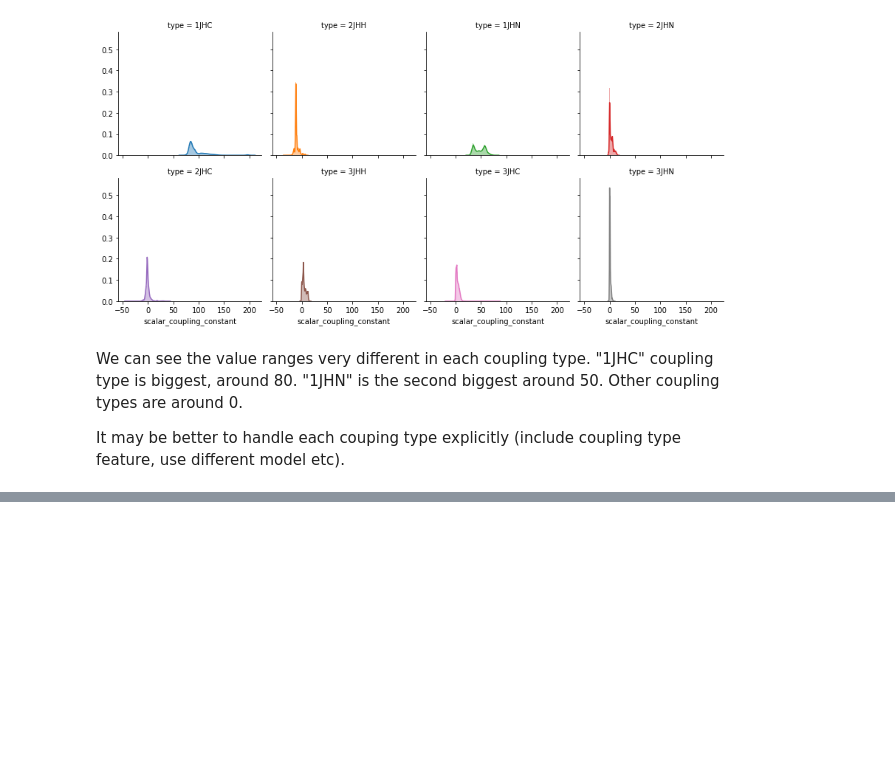
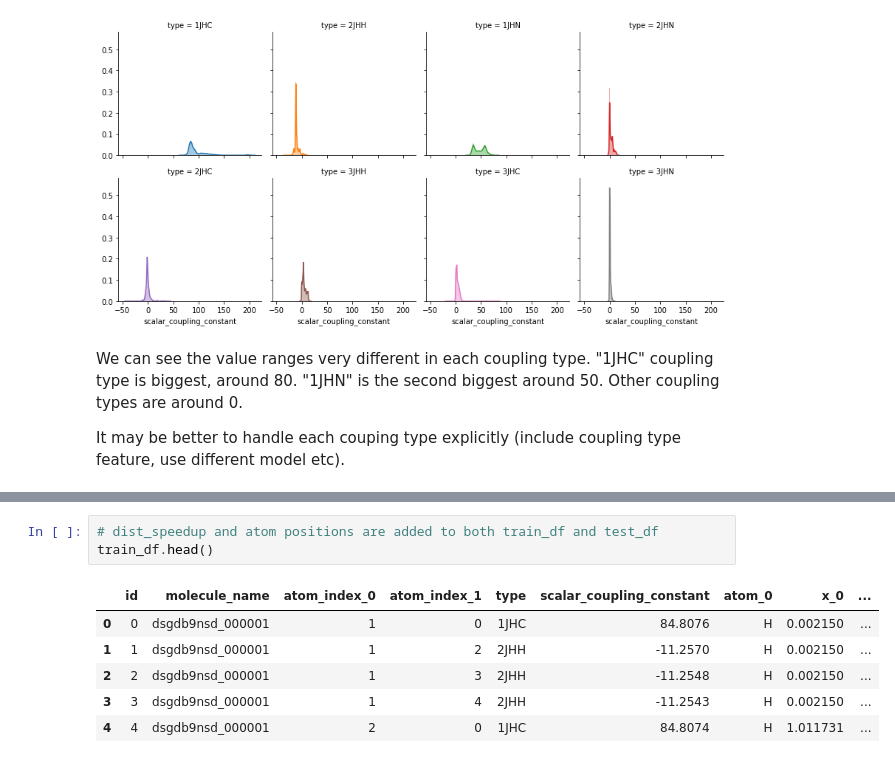
Before and after one commit to JIPiration/GNNZeroToAll, a Jupyter notebook: codes/predicting-molecular-properties/eda-and-graph-nn-baseline-modeling.ipynb, the cells around one changed output, grey strips where cells are left out. Drawn from its saved outputs; the diff is of its cells as text; blank space fills up the shorter version.

```diff
--- a/codes/predicting-molecular-properties/eda-and-graph-nn-baseline-modeling.ipynb
+++ b/codes/predicting-molecular-properties/eda-and-graph-nn-baseline-modeling.ipynb
@@ -965,0 +1003,10 @@ It may be better to handle each couping type explicitly (include coupling type f
+# %%
+# dist_speedup and atom positions are added to both train_df and test_df
+train_df.head()
+# %% [output]
+|  | id | molecule_name | atom_index_0 | atom_index_1 | type | scalar_coupling_constant | atom_0 | x_0 | ... |
+| 0 | 0 | dsgdb9nsd_000001 | 1 | 0 | 1JHC | 84.8076 | H | 0.002150 | ... |
+| 1 | 1 | dsgdb9nsd_000001 | 1 | 2 | 2JHH | -11.2570 | H | 0.002150 | ... |
+| 2 | 2 | dsgdb9nsd_000001 | 1 | 3 | 2JHH | -11.2548 | H | 0.002150 | ... |
+| 3 | 3 | dsgdb9nsd_000001 | 1 | 4 | 2JHH | -11.2543 | H | 0.002150 | ... |
+| 4 | 4 | dsgdb9nsd_000001 | 2 | 0 | 1JHC | 84.8074 | H | 1.011731 | ... |
```
Also changed, not shown: parts of 32 cells of this notebook.
